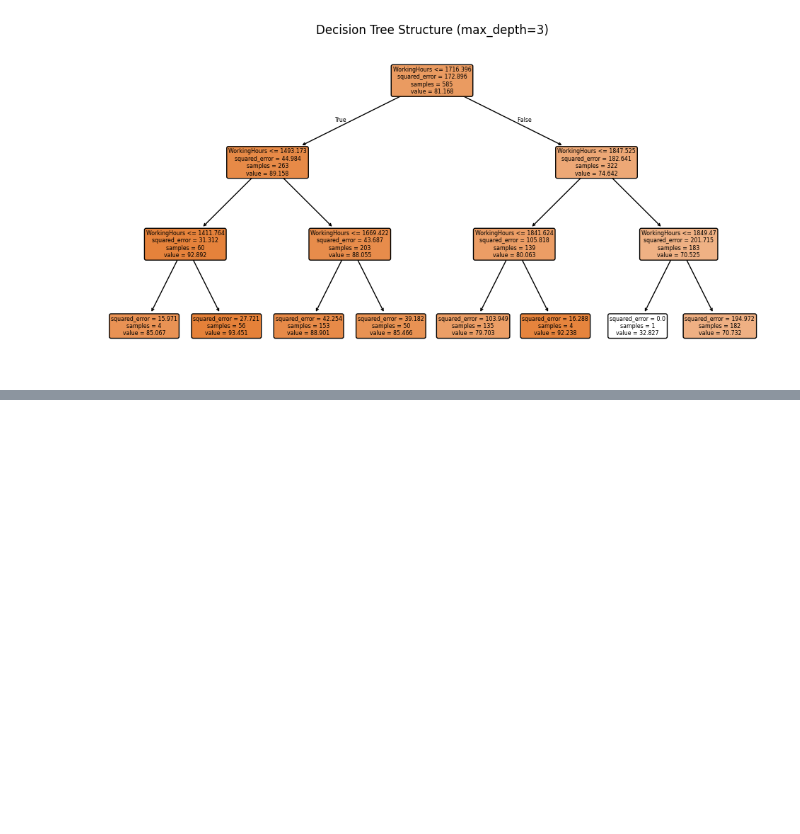
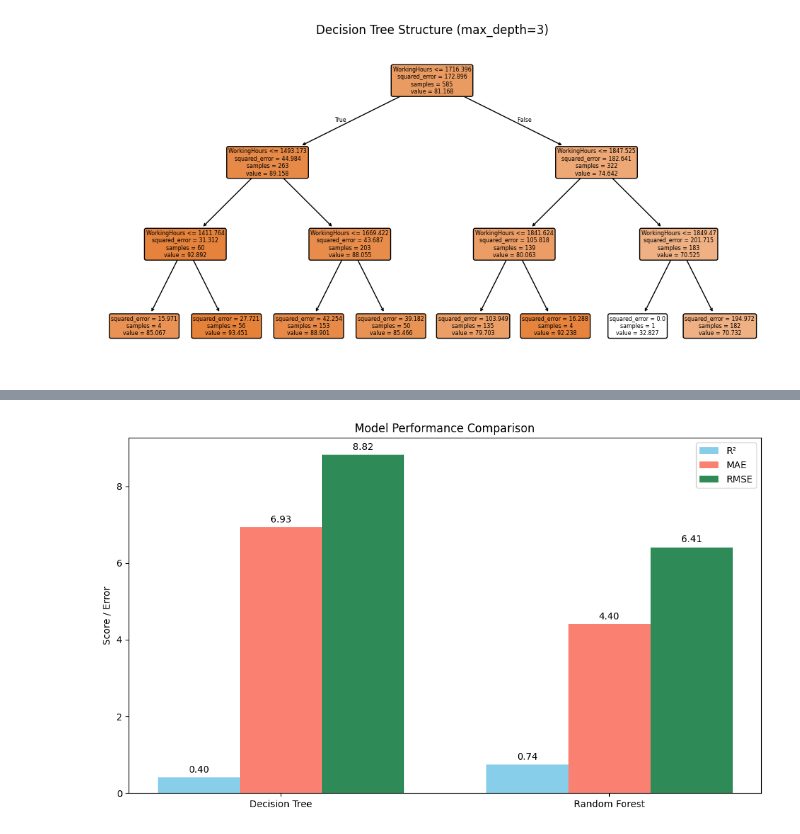
Before and after one commit to burcuekmekci/DSA210-Term-Project-Spring2025, a Jupyter notebook: termproject.ipynb, the cells around one changed output, grey strips where cells are left out. Cells and saved outputs as stored; diff of their text form; code cells hidden in the pictures; blank space fills up the shorter version.

```diff
--- a/termproject.ipynb
+++ b/termproject.ipynb
@@ -697,0 +818,36 @@ RMSE: 8.82
+# %%
+import matplotlib.pyplot as plt
+import numpy as np
+
+# Data
+models = ["Decision Tree", "Random Forest"]
+r2_scores = [0.404, 0.741]
+mae_scores = [6.93, 4.40]
+rmse_scores = [8.82, 6.41]
+
+x = np.arange(len(models))
+width = 0.25
+
+# Graph
+fig, ax = plt.subplots(figsize=(10, 6))
+bars1 = ax.bar(x - width, r2_scores, width, label='R²', color='skyblue')
+bars2 = ax.bar(x, mae_scores, width, label='MAE', color='salmon')
+bars3 = ax.bar(x + width, rmse_scores, width, label='RMSE', color='seagreen')
+
+
+ax.set_ylabel('Score / Error')
+ax.set_title('Model Performance Comparison')
+ax.set_xticks(x)
+ax.set_xticklabels(models)
+ax.legend()
+
+for bars in [bars1, bars2, bars3]:
+    for bar in bars:
+        height = bar.get_height()
+        ax.annotate(f'{height:.2f}', xy=(bar.get_x() + bar.get_width() / 2, height),
+                    xytext=(0, 3), textcoords="offset points", ha='center', va='bottom')
+
+plt.tight_layout()
+plt.show()
+# %% [output]
+[figure, added]
```
Also changed, not shown: parts of 3 cells of this notebook.
